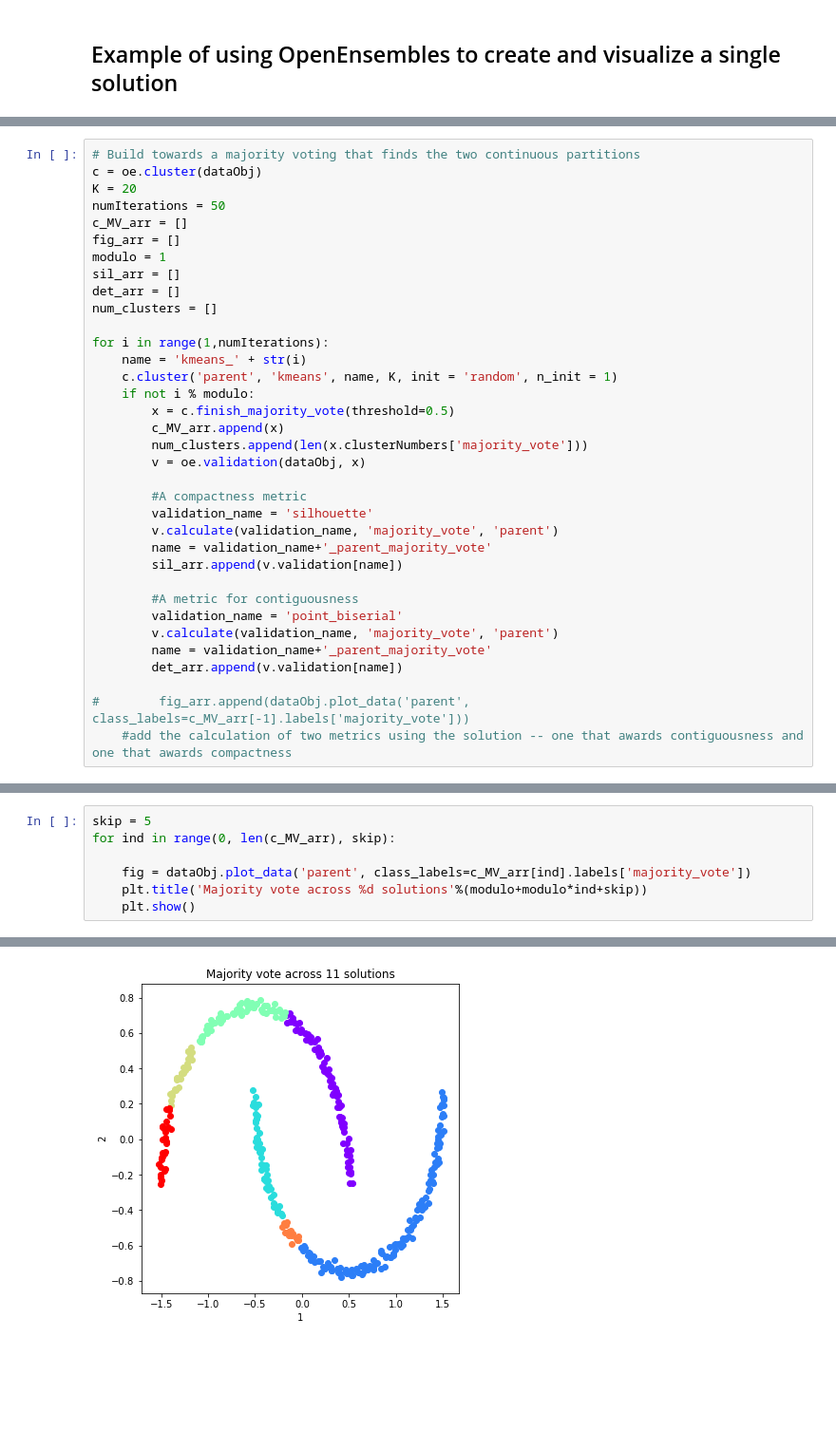
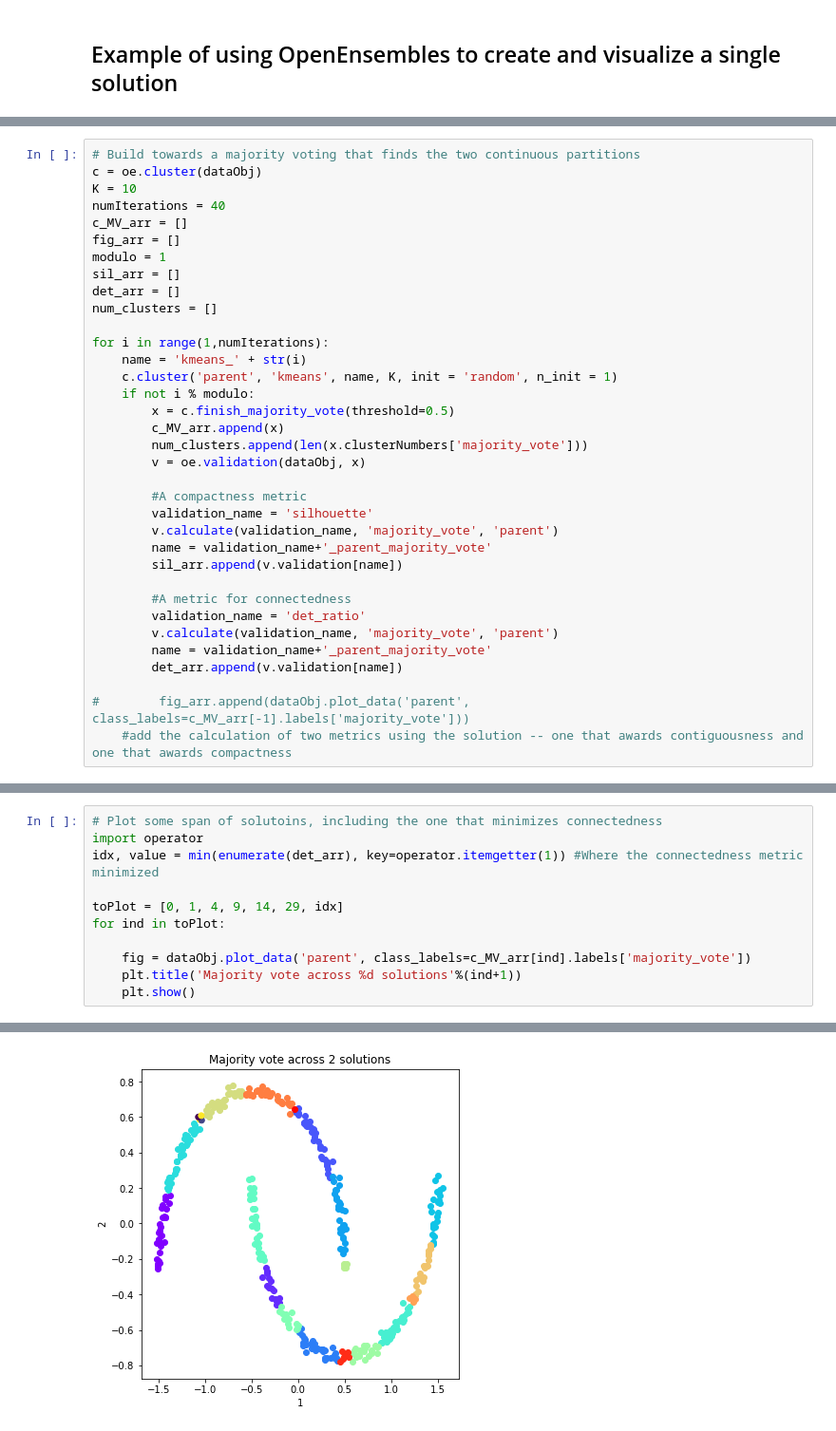
Before and after one commit to NaegleLab/OpenEnsembles, a Jupyter notebook: examples/Example_Kmeans_MajorityVote-halfMoons.ipynb, the cells around one changed output, grey strips where cells are left out. Shown: that part at 95% size. Cells and saved outputs as stored; diff of their text form; blank space fills up the shorter version.

Commit message:
Polished the Majority Vote for half Moons example

```diff
--- a/examples/Example_Kmeans_MajorityVote-halfMoons.ipynb
+++ b/examples/Example_Kmeans_MajorityVote-halfMoons.ipynb
@@ -38,8 +37,8 @@ dataObj.plot_data('parent', class_labels=c.labels['kmeans'])
 # %%
 # Build towards a majority voting that finds the two continuous partitions
 c = oe.cluster(dataObj)
-K = 20
-numIterations = 50
+K = 10
+numIterations = 40
 c_MV_arr = []
 fig_arr = []
 modulo = 1
@@ -62,8 +61,8 @@ for i in range(1,numIterations):
         name = validation_name+'_parent_majority_vote'
         sil_arr.append(v.validation[name])
 
-        #A metric for contiguousness
-        validation_name = 'point_biserial'
+        #A metric for connectedness
+        validation_name = 'det_ratio'
         v.calculate(validation_name, 'majority_vote', 'parent')
         name = validation_name+'_parent_majority_vote'
         det_arr.append(v.validation[name])
@@ -95,8 +97,12 @@ v_mm.calculate(validation_name, 'mixture_model', 'parent')
 # %%
-skip = 5
-for ind in range(0, len(c_MV_arr), skip):
+# Plot some span of solutoins, including the one that minimizes connectedness
+import operator
+idx, value = min(enumerate(det_arr), key=operator.itemgetter(1)) #Where the connectedness metric minimized
+
+toPlot = [0, 1, 4, 9, 14, 29, idx]
+for ind in toPlot:
 
     fig = dataObj.plot_data('parent', class_labels=c_MV_arr[ind].labels['majority_vote'])
-    plt.title('Majority vote across %d solutions'%(modulo+modulo*ind+skip))
+    plt.title('Majority vote across %d solutions'%(ind+1))
     plt.show()
 # %% [output]
@@ -104 +110 @@ for ind in range(0, len(c_MV_arr), skip):
-[figure, old version]
+[figure, new version]
```
Also changed, not shown: parts of 11 cells of this notebook.
